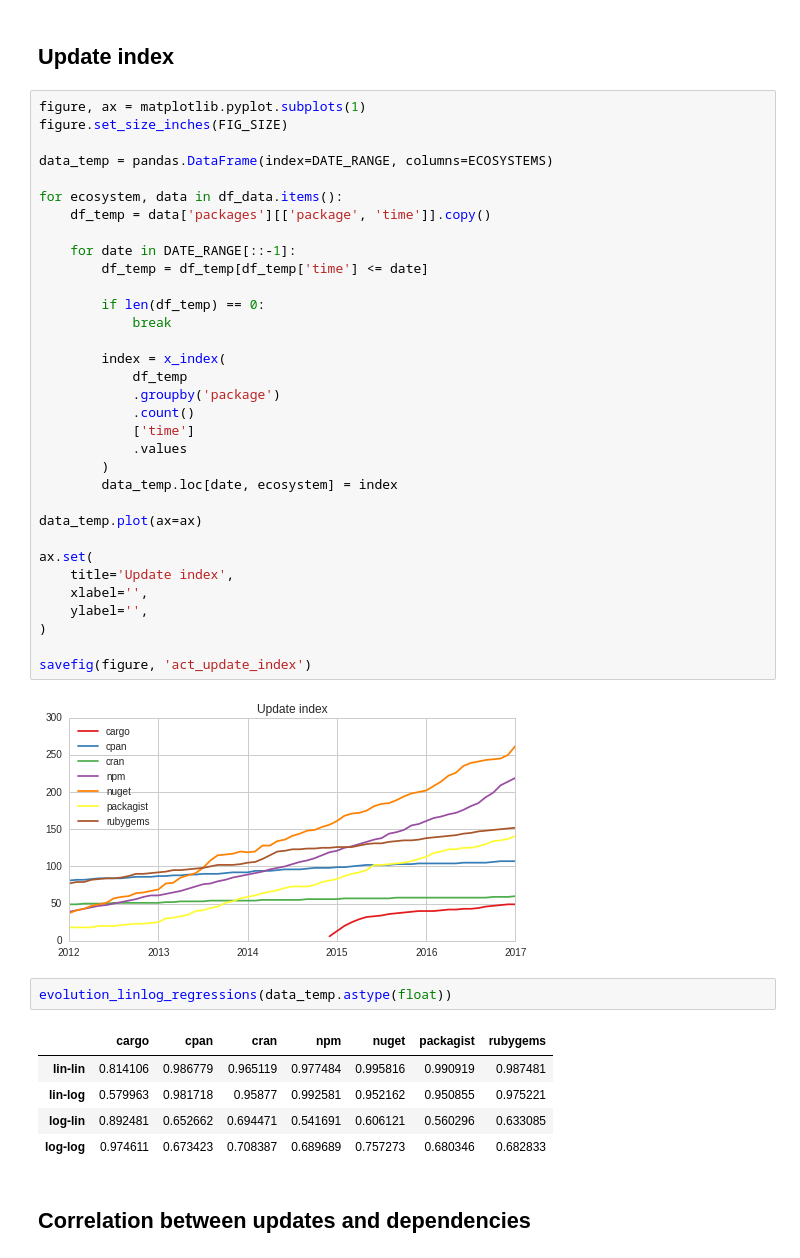
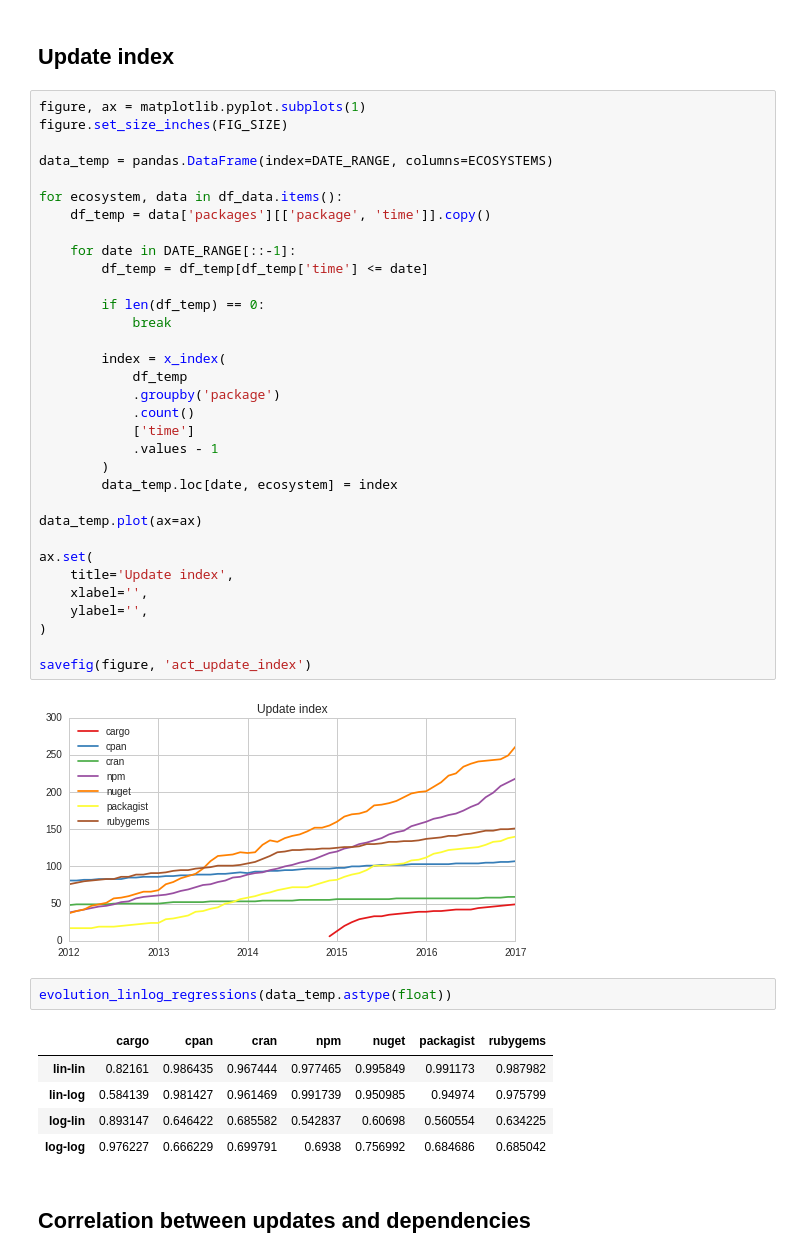
Before and after one commit to AlexandreDecan/ecos-emse, a Jupyter notebook: notebooks/Ecosystem activity.ipynb, the cells around one changed output. Saved outputs shown, nothing was run; the diff lists cells and outputs as text.

Commit message:
Updated notebooks & figures

```diff
--- a/notebooks/Ecosystem activity.ipynb
+++ b/notebooks/Ecosystem activity.ipynb
@@ -694,43 +696,43 @@ figure.set_size_inches(FIG_SIZE)
 
 data_temp = pandas.DataFrame(index=DATE_RANGE, columns=ECOSYSTEMS)
 
 for ecosystem, data in df_data.items():
     df_temp = data['packages'][['package', 'time']].copy()
 
     for date in DATE_RANGE[::-1]:
         df_temp = df_temp[df_temp['time'] <= date]
 
         if len(df_temp) == 0:
             break
 
         index = x_index(
             df_temp
             .groupby('package')
             .count()
             ['time']
-            .values
+            .values - 1
         )
         data_temp.loc[date, ecosystem] = index
 
 data_temp.plot(ax=ax)
 
 ax.set(
     title='Update index',
     xlabel='',
     ylabel='',
 )
 
 savefig(figure, 'act_update_index')
 # %% [output]
-[figure, old version]
+[figure, new version]
 # %%
 evolution_linlog_regressions(data_temp.astype(float))
 # %% [output]
 |  | cargo | cpan | cran | npm | nuget | packagist | rubygems |
-| lin-lin | 0.814106 | 0.986779 | 0.965119 | 0.977484 | 0.995816 | 0.990919 | 0.987481 |
-| lin-log | 0.579963 | 0.981718 | 0.95877 | 0.992581 | 0.952162 | 0.950855 | 0.975221 |
-| log-lin | 0.892481 | 0.652662 | 0.694471 | 0.541691 | 0.606121 | 0.560296 | 0.633085 |
-| log-log | 0.974611 | 0.673423 | 0.708387 | 0.689689 | 0.757273 | 0.680346 | 0.682833 |
+| lin-lin | 0.82161 | 0.986435 | 0.967444 | 0.977465 | 0.995849 | 0.991173 | 0.987982 |
+| lin-log | 0.584139 | 0.981427 | 0.961469 | 0.991739 | 0.950985 | 0.94974 | 0.975799 |
+| log-lin | 0.893147 | 0.646422 | 0.685582 | 0.542837 | 0.60698 | 0.560554 | 0.634225 |
+| log-log | 0.976227 | 0.666229 | 0.699791 | 0.6938 | 0.756992 | 0.684686 | 0.685042 |
 # %% [markdown]
 ## Correlation between updates and dependencies
 # %%
```
Also changed, not shown: parts of 2 cells of this notebook, 6 other files.
